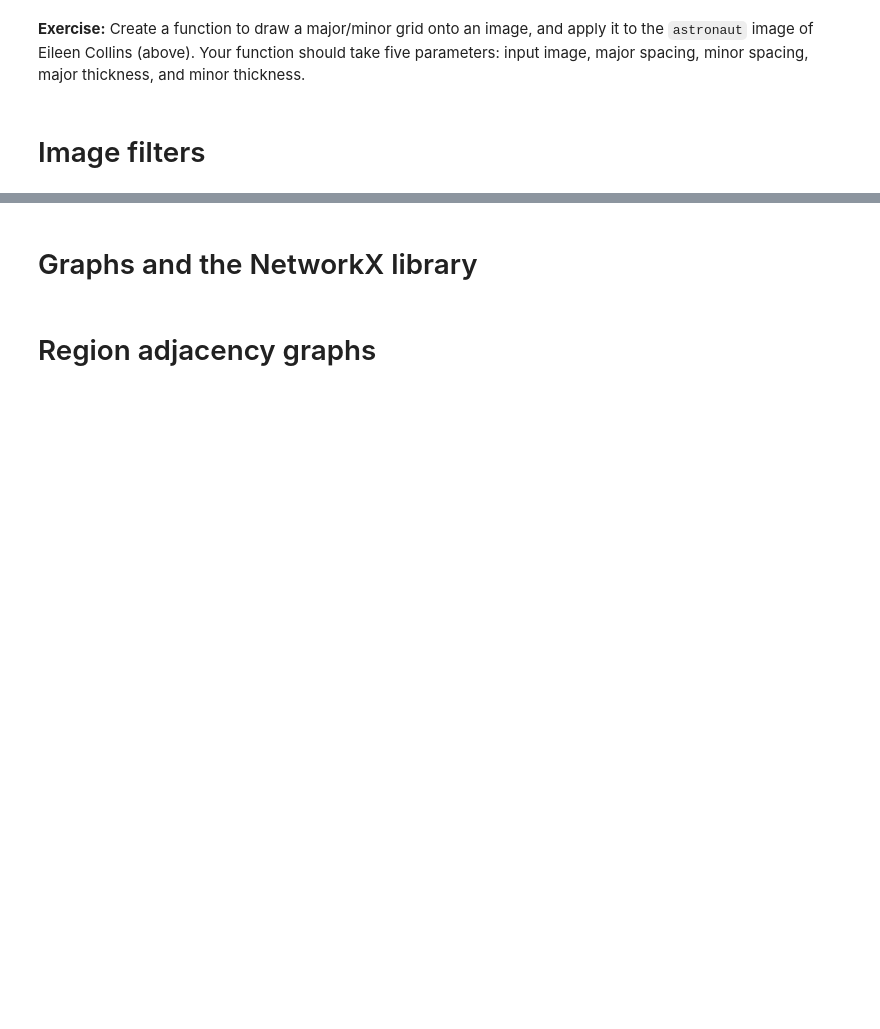
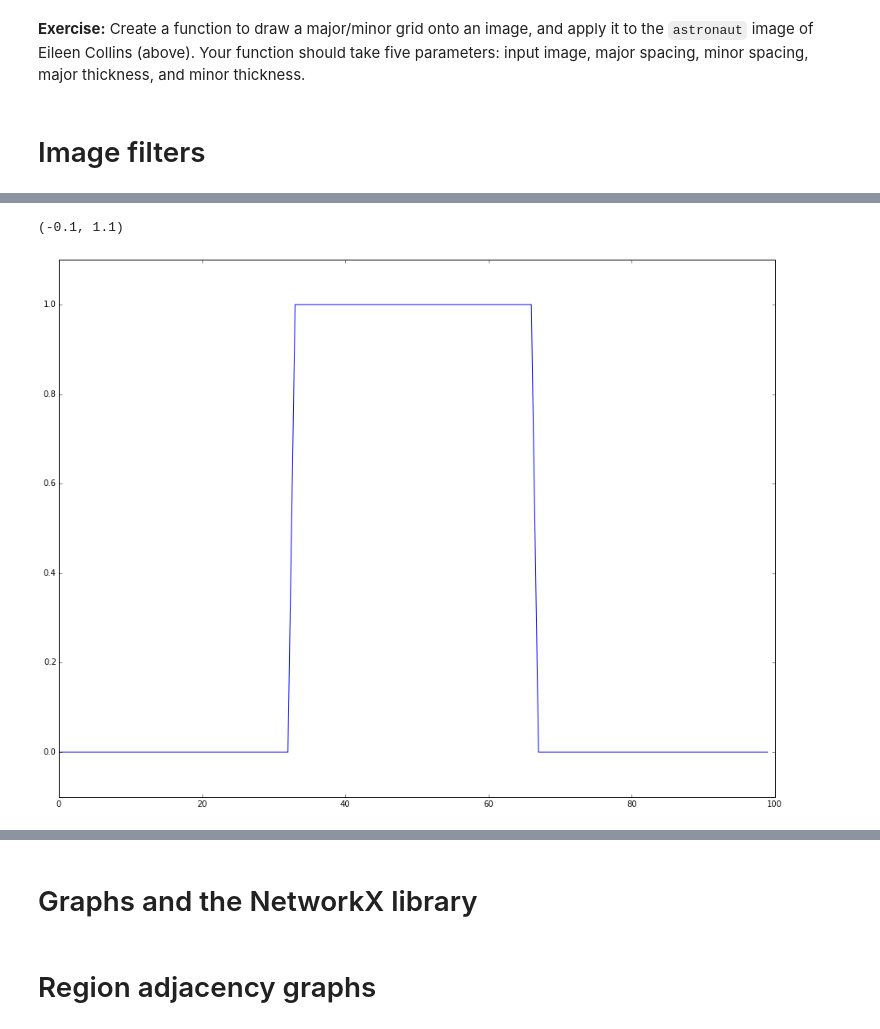
Before and after one commit to elegant-scipy/elegant-scipy, a Jupyter notebook: notebooks/Chapter 2 — Graph segmentation of n-dimensional images.ipynb, the cells around one changed output, grey strips where cells are left out. Drawn from its saved outputs; the diff is of its cells as text; code cells hidden in the pictures; blank space fills up the shorter version.

```diff
--- a/notebooks/Chapter 2 — Graph segmentation of n-dimensional images.ipynb
+++ b/notebooks/Chapter 2 — Graph segmentation of n-dimensional images.ipynb
@@ -89,0 +99,8 @@ minor thickness.
+# %%
+sig = np.zeros(100, np.float)
+sig[33:67] = 1
+plt.plot(sig)
+plt.ylim(-0.1, 1.1)
+# %% [output]
+(-0.1, 1.1)
+[figure, added]
```
Also changed, not shown: parts of 7 cells of this notebook.
